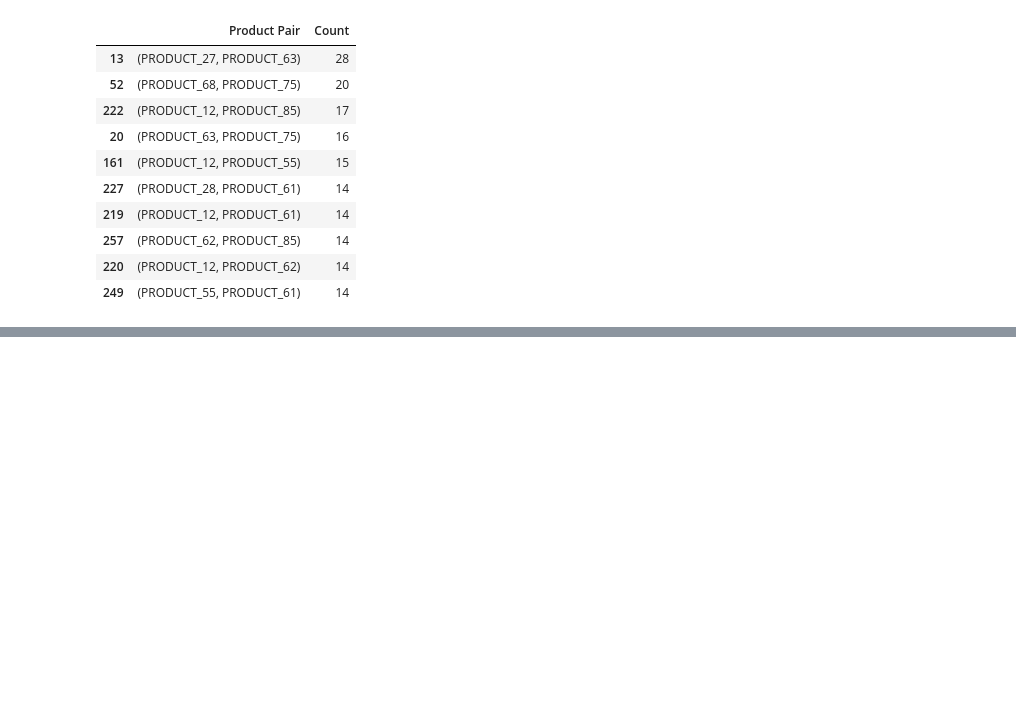
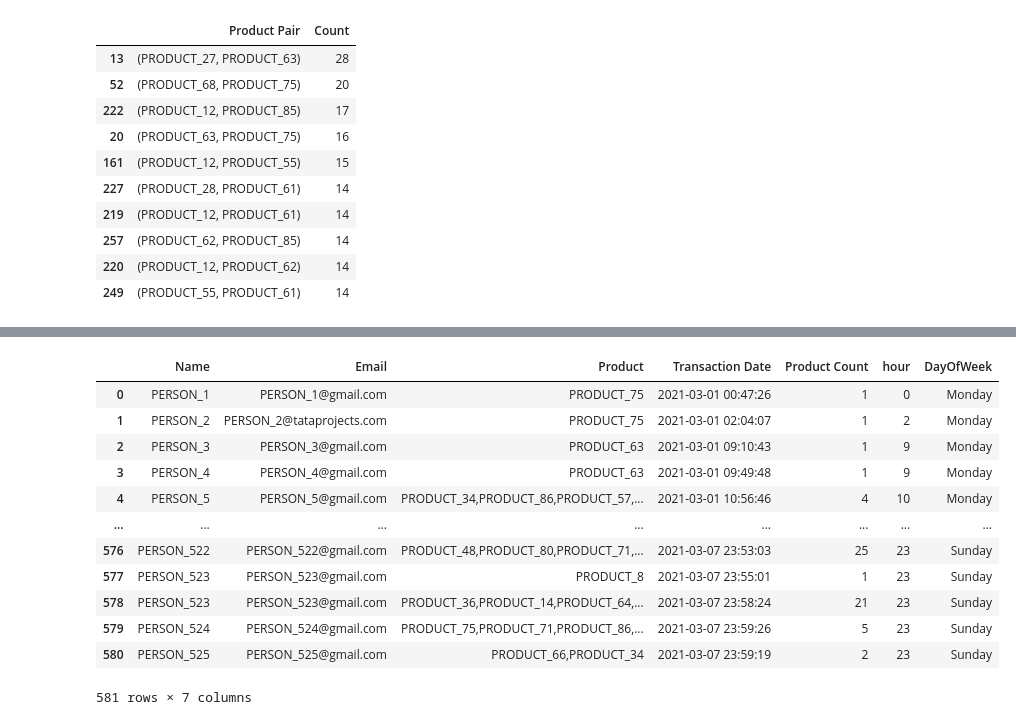
Before and after one commit to Himmu5/data-analysis, a Jupyter notebook: notebooks/iphone_sales_analysis.ipynb, the cells around one changed output, grey strips where cells are left out. Drawn from its saved outputs; the diff is of its cells as text; code cells hidden in the pictures; blank space fills up the shorter version.

Commit message:
feat: more insights added for iphone sales analysis

```diff
--- a/notebooks/iphone_sales_analysis.ipynb
+++ b/notebooks/iphone_sales_analysis.ipynb
@@ -115,0 +132,4 @@ top_pairs
+# %%
+iphone_sales_data["Transaction Date"] = pd.to_datetime(
+    iphone_sales_data["Transaction Date"], format="%d/%m/%Y %H:%M:%S"
+)
@@ -115,0 +172,2 @@ top_pairs
+# %%
+iphone_sales_data["Transaction Date"] = pd.to_datetime(iphone_sales_data["Transaction Date"], format="%d/%m/%Y %H:%M:%S")
@@ -115,0 +194,19 @@ top_pairs
+# %%
+iphone_sales_data['Hour'] = iphone_sales_data['Transaction Date'].dt.hour
+iphone_sales_data["DayOfWeek"] = iphone_sales_data["Transaction Date"].dt.day_name()
+# %%
+iphone_sales_data
+# %% [output]
+|  | Name | Email | Product | Transaction Date | Product Count | hour | DayOfWeek |
+| 0 | PERSON_1 | PERSON_1@gmail.com | PRODUCT_75 | 2021-03-01 00:47:26 | 1 | 0 | Monday |
+| 1 | PERSON_2 | PERSON_2@tataprojects.com | PRODUCT_75 | 2021-03-01 02:04:07 | 1 | 2 | Monday |
+| 2 | PERSON_3 | PERSON_3@gmail.com | PRODUCT_63 | 2021-03-01 09:10:43 | 1 | 9 | Monday |
+| 3 | PERSON_4 | PERSON_4@gmail.com | PRODUCT_63 | 2021-03-01 09:49:48 | 1 | 9 | Monday |
+| 4 | PERSON_5 | PERSON_5@gmail.com | PRODUCT_34,PRODUCT_86,PRODUCT_57,... | 2021-03-01 10:56:46 | 4 | 10 | Monday |
+| ... | ... | ... | ... | ... | ... | ... | ... |
+| 576 | PERSON_522 | PERSON_522@gmail.com | PRODUCT_48,PRODUCT_80,PRODUCT_71,... | 2021-03-07 23:53:03 | 25 | 23 | Sunday |
+| 577 | PERSON_523 | PERSON_523@gmail.com | PRODUCT_8 | 2021-03-07 23:55:01 | 1 | 23 | Sunday |
+| 578 | PERSON_523 | PERSON_523@gmail.com | PRODUCT_36,PRODUCT_14,PRODUCT_64,... | 2021-03-07 23:58:24 | 21 | 23 | Sunday |
+| 579 | PERSON_524 | PERSON_524@gmail.com | PRODUCT_75,PRODUCT_71,PRODUCT_86,... | 2021-03-07 23:59:26 | 5 | 23 | Sunday |
+| 580 | PERSON_525 | PERSON_525@gmail.com | PRODUCT_66,PRODUCT_34 | 2021-03-07 23:59:19 | 2 | 23 | Sunday |
+581 rows × 7 columns
```
Also changed, not shown: parts of 19 cells of this notebook.
